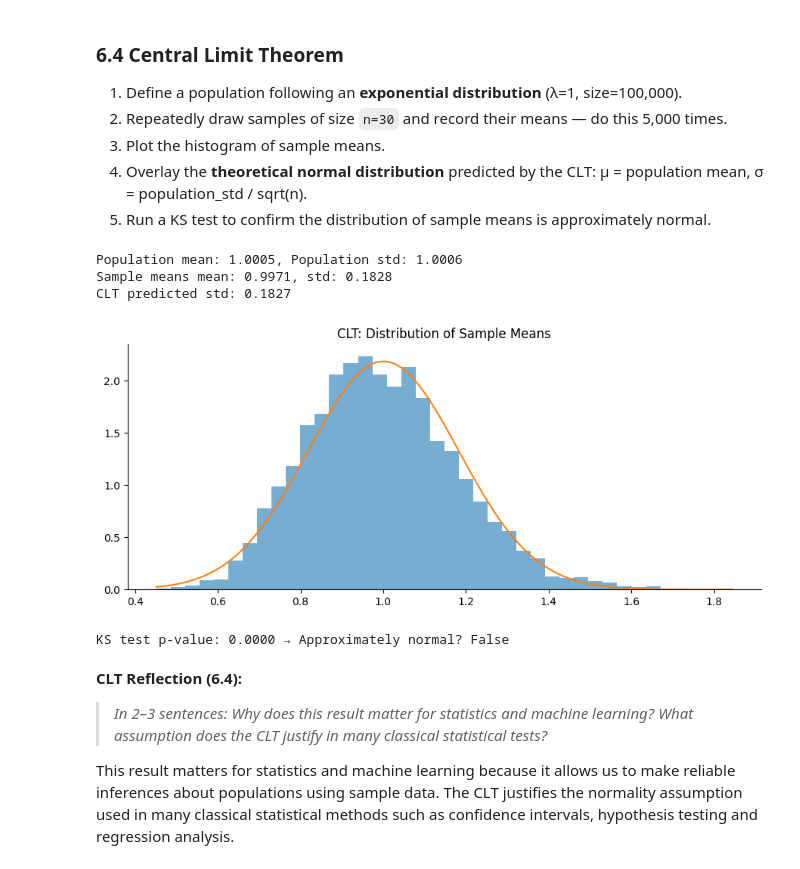
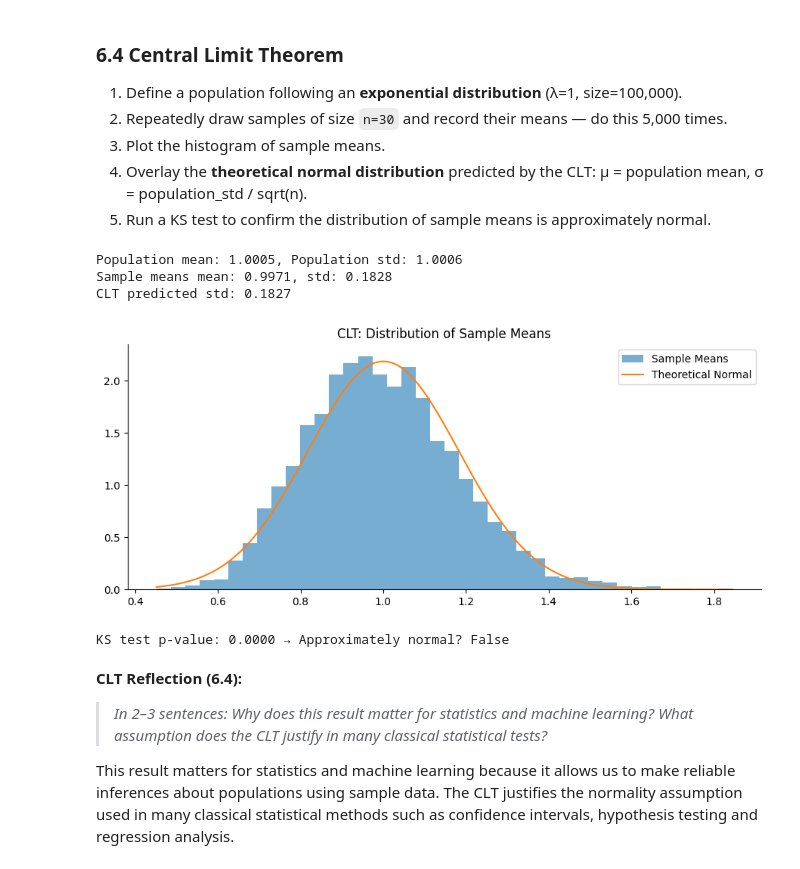
Before and after one commit to sumedhabhadauria/Assignments, a Jupyter notebook: week1_SumedhaBhadauria.ipynb, the cells around one changed output. Drawn from its saved outputs; the diff is of its cells as text; code cells hidden in the pictures.

```diff
--- a/week1_SumedhaBhadauria.ipynb
+++ b/week1_SumedhaBhadauria.ipynb
@@ -921,34 +925,35 @@ population = np.random.exponential(scale=1.0, size=100_000)
 n_samples = 5000
 sample_size = 30
 sample_means = np.array([
     np.random.choice(population, size=sample_size, replace=True).mean()
     for i in range(n_samples)
 ])
 
 pop_mean = population.mean()
 pop_std  = population.std()
 clt_std  = pop_std / np.sqrt(sample_size)
 
 print(f"Population mean: {pop_mean:.4f}, Population std: {pop_std:.4f}")
 print(f"Sample means mean: {sample_means.mean():.4f}, std: {sample_means.std():.4f}")
 print(f"CLT predicted std: {clt_std:.4f}")
 
 # Plot
 fig, ax = plt.subplots()
 ax.hist(sample_means, bins=40, density=True, alpha=0.6, label='Sample Means')
 x = np.linspace(sample_means.min(), sample_means.max(), 300)
 ax.plot(x, stats.norm.pdf(x, pop_mean, clt_std), label='Theoretical Normal')
 ax.set_title('CLT: Distribution of Sample Means')
+ax.legend()
 plt.tight_layout(); plt.show()
 
 # KS test
 ks_result = stats.kstest(sample_means, 'norm', args=(pop_mean, clt_std))
 print(f"KS test p-value: {ks_result.pvalue:.4f} → Approximately normal? {ks_result.pvalue > 0.05}")
 # %% [output]
 Population mean: 1.0005, Population std: 1.0006
 Sample means mean: 0.9971, std: 0.1828
 CLT predicted std: 0.1827
-[figure, old version]
+[figure, new version]
 KS test p-value: 0.0000 → Approximately normal? False
 # %% [markdown]
 **CLT Reflection (6.4):**
```
Also changed, not shown: parts of 2 cells of this notebook.
